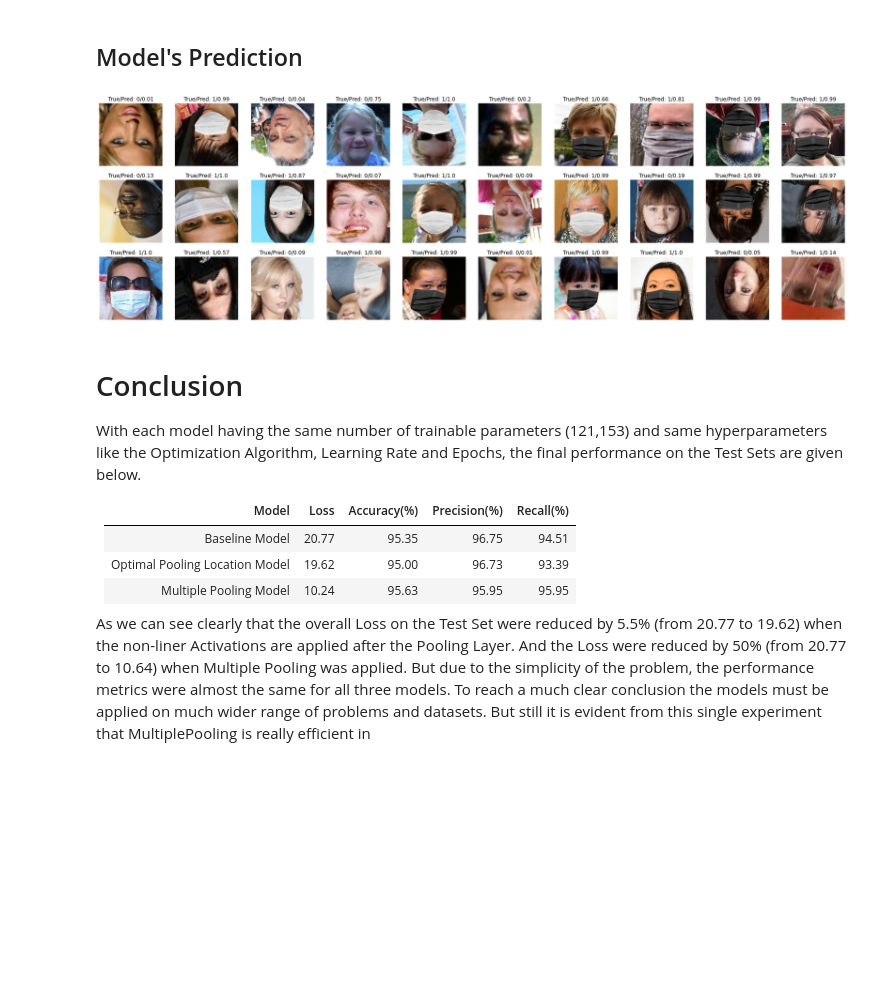
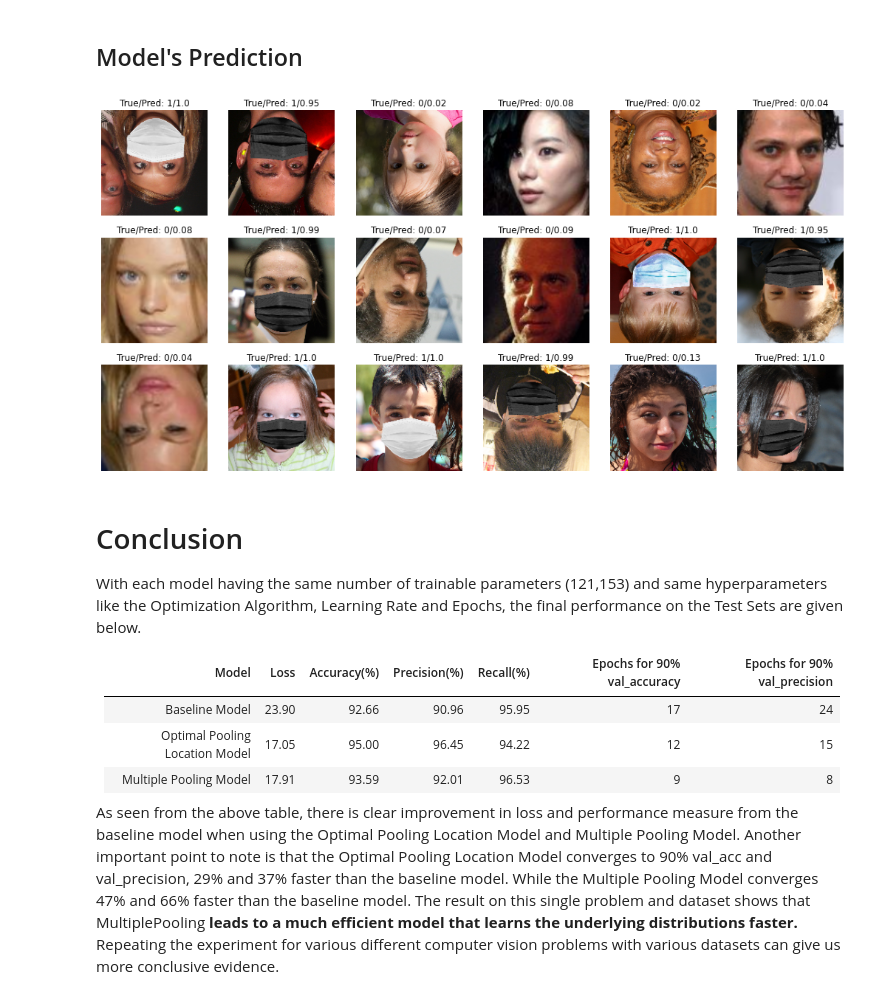
Before and after one commit to RolandSherwin/MultiplePooling-and-AutoencoderClassifierHybrid, a Jupyter notebook: 01-multiple-pooling.ipynb, the cells around one changed output. Cells and saved outputs as stored; diff of their text form; code cells hidden in the pictures; blank space fills up the shorter version.

```diff
--- a/01-multiple-pooling.ipynb
+++ b/01-multiple-pooling.ipynb
@@ -443,17 +450,17 @@ multi_pooling_plot.all(row_col=[1,0])
 # %% [markdown]
 ## Model's Prediction
 # %%
-plot_image(train_ds.take(1), model=multi_pooling_1, row_col=[3,10])
+plot_image(train_ds.take(1), model=multi_pooling_1, row_col=[3,6])
 # %% [output]
-[figure, old version]
+[figure, new version]
-# %% [markdown]
-# Conclusion
-With each model having the same number of trainable parameters (121,153) and same hyperparameters like the Optimization Algorithm, Learning Rate and Epochs, the final performance on the Test Sets are given below.
-
-| Model                          | Loss  | Accuracy(%) | Precision(%) | Recall(%) |
-| ------------------------------ | ----- | ----------- | ------------ | --------- |
-| Baseline Model                 | 20.77 | 95.35       | 96.75        | 94.51     |
-| Optimal Pooling Location Model | 19.62 | 95.00       | 96.73        | 93.39     |
-| Multiple Pooling Model         | 10.24 | 95.63       | 95.95        | 95.95     |
-
-As we can see clearly that the overall Loss on the Test Set were reduced by 5.5% (from 20.77 to 19.62) when the non-liner Activations are applied after the Pooling Layer. And the Loss were reduced by 50% (from 20.77 to 10.64) when Multiple Pooling was applied. But due to the simplicity of the problem, the performance metrics were almost the same for all three models. To reach a much clear conclusion the models must be applied on much wider range of problems and datasets. But still it is evident from this single experiment that MultiplePooling is really efficient in
+# %% [markdown]
+# Conclusion
+With each model having the same number of trainable parameters (121,153) and same hyperparameters like the Optimization Algorithm, Learning Rate and Epochs, the final performance on the Test Sets are given below.
+
+| Model                          | Loss  | Accuracy(%) | Precision(%) | Recall(%) | Epochs for 90% val_accuracy | Epochs for 90% val_precision |
+| ------------------------------ | ----- | ----------- | ------------ | --------- | --------------------------- | ---------------------------- |
+| Baseline Model                 | 23.90 | 92.66       | 90.96        | 95.95     | 17                          | 24                           |
+| Optimal Pooling Location Model | 17.05 | 95.00       | 96.45        | 94.22     | 12                          | 15                           |
+| Multiple Pooling Model         | 17.91 | 93.59       | 92.01        | 96.53     | 9                           | 8                            |
+
+As seen from the above table, there is clear improvement in loss and performance measure from the baseline model when using the Optimal Pooling Location Model and Multiple Pooling Model. Another important point to note is that the Optimal Pooling Location Model converges to 90% val_acc and val_precision, 29% and 37% faster than the baseline model. While the Multiple Pooling Model converges 47% and 66% faster than the baseline model. The result on this single problem and dataset shows that MultiplePooling **leads to a much efficient model that learns the underlying distributions faster.**  Repeating the experiment for various different computer vision problems with various datasets can give us more conclusive evidence.
```
Also changed, not shown: parts of 13 cells of this notebook, 3 other files.
